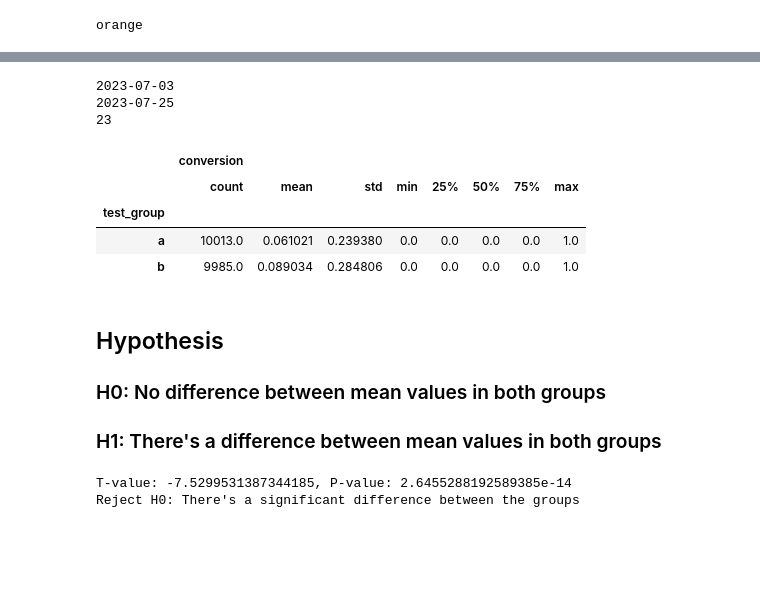
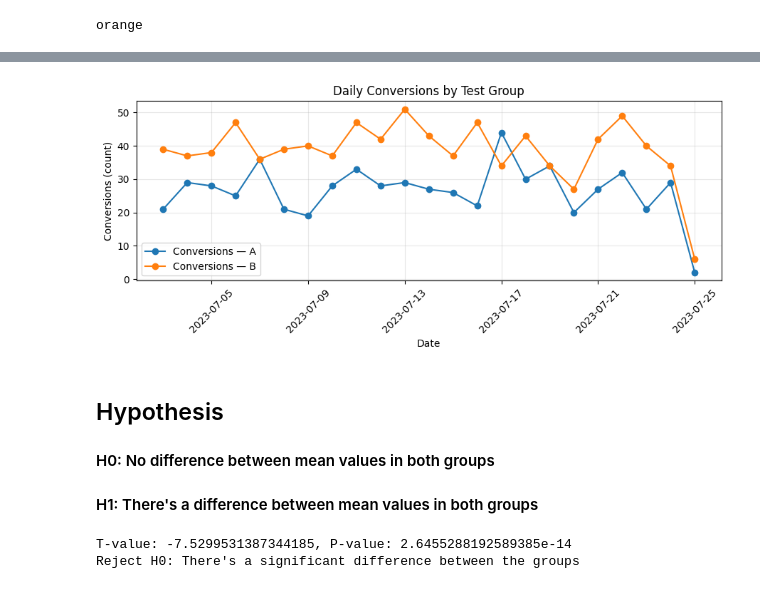
Before and after one commit to SamKratin/python-dataframes-exercises, a Jupyter notebook: python_drill_through.ipynb, the cells around one changed output, grey strips where cells are left out. Drawn from its saved outputs; the diff is of its cells as text; code cells hidden in the pictures; blank space fills up the shorter version.

```diff
--- a/python_drill_through.ipynb
+++ b/python_drill_through.ipynb
@@ -195,28 +258,35 @@ plt.show()
-# %%
-#date calculations
-start_date = df['timestamp'].min().date()
-end_date = df['timestamp'].max().date()
-date_duration = (end_date - start_date).days + 1
-
-print(start_date)
-print(end_date)
-print(date_duration)
-# %% [output]
-2023-07-03
-2023-07-25
-23
-# %%
-df[['user_id', 'test_group', 'conversion']].groupby(['test_group']).describe()
-# %% [output]
-|  | conversion |  |  |  |  |  |  |  |
-|  | count | mean | std | min | 25% | 50% | 75% | max |
-| test_group |  |  |  |  |  |  |  |  |
-| a | 10013.0 | 0.061021 | 0.239380 | 0.0 | 0.0 | 0.0 | 0.0 | 1.0 |
-| b | 9985.0 | 0.089034 | 0.284806 | 0.0 | 0.0 | 0.0 | 0.0 | 1.0 |
+# %%
+df['timestamp'] = pd.to_datetime(df['timestamp'])
+df['date'] = df['timestamp'].dt.date
+daily_conv = (
+    df.groupby(['date', 'test_group'])['conversion']
+      .sum()
+      .unstack(fill_value=0)
+)
+
+idx = pd.date_range(daily_conv.index.min(), daily_conv.index.max(), freq='D').date
+daily_conv = daily_conv.reindex(idx, fill_value=0)
+daily_conv.index.name = 'date'
+
+daily_conv = daily_conv.rename(columns={'a': 'A', 'b': 'B'})
+
+plt.figure(figsize=(9, 4))
+plt.plot(daily_conv.index, daily_conv['A'], marker='o', label='Conversions — A')
+plt.plot(daily_conv.index, daily_conv['B'], marker='o', label='Conversions — B')
+plt.title('Daily Conversions by Test Group')
+plt.xlabel('Date')
+plt.ylabel('Conversions (count)')
+plt.xticks(rotation=45)
+plt.grid(alpha=0.3)
+plt.legend()
+plt.tight_layout()
+plt.show()
+# %% [output]
+[figure, added]
 # %% [markdown]
 ## Hypothesis
-### H0: No difference between mean values in both groups
-### H1: There's a difference between mean values in both groups
+#### H0: No difference between mean values in both groups
+#### H1: There's a difference between mean values in both groups
 # %%
 alpha = 0.05
 
```
Also changed, not shown: parts of 11 cells of this notebook.
